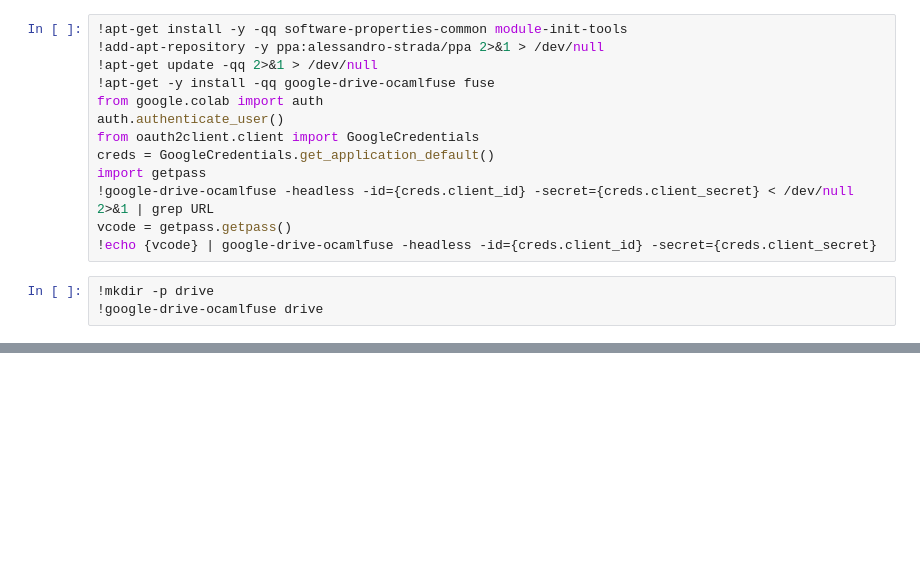
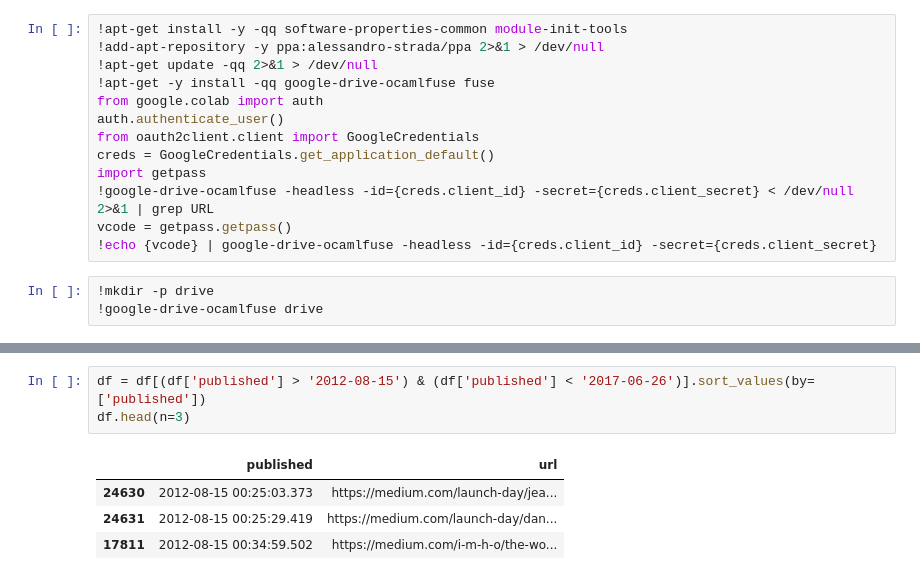
Before and after one commit to ssttv/ml-resources, a Jupyter notebook: prophet.ipynb, the cells around one changed output, grey strips where cells are left out. Saved outputs shown, nothing was run; the diff lists cells and outputs as text; blank space fills up the shorter version.

```diff
--- a/prophet.ipynb
+++ b/prophet.ipynb
@@ -18,0 +57,8 @@ vcode = getpass.getpass()
+# %%
+df = df[(df['published'] > '2012-08-15') & (df['published'] < '2017-06-26')].sort_values(by=['published'])
+df.head(n=3)
+# %% [output]
+|  | published | url |
+| 24630 | 2012-08-15 00:25:03.373 | https://medium.com/launch-day/jea... |
+| 24631 | 2012-08-15 00:25:29.419 | https://medium.com/launch-day/dan... |
+| 17811 | 2012-08-15 00:34:59.502 | https://medium.com/i-m-h-o/the-wo... |
```
Also changed, not shown: parts of 36 cells of this notebook.
